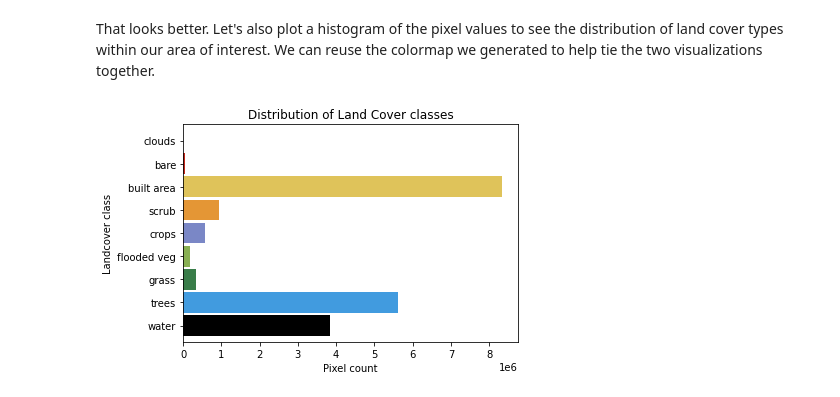
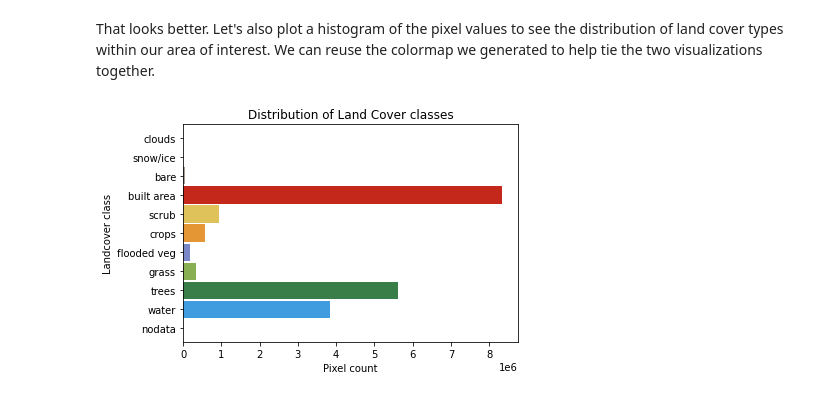
Before and after one commit to microsoft/PlanetaryComputerExamples, a Jupyter notebook: datasets/io-lulc/io-lulc-example.ipynb, the cells around one changed output. Cells and saved outputs as stored; diff of their text form; code cells hidden in the pictures.

Commit message:
Fixed colormap for IO LULC

```diff
--- a/datasets/io-lulc/io-lulc-example.ipynb
+++ b/datasets/io-lulc/io-lulc-example.ipynb
@@ -172,18 +179,18 @@ cbar.set_ticklabels(class_names)
 That looks better. Let's also plot a histogram of the pixel values to see the distribution of land cover types within our area of interest. We can reuse the colormap we generated to help tie the two visualizations together.
 # %%
 colors = list(cmap.colors)
-colors[0] = np.array([0.0, 0.0, 0.0, 1.0])
 
 ax = (
     pd.value_counts(merged.data.ravel(), sort=False)
     .sort_index()
+    .reindex(range(len(colors)), fill_value=0)
     .rename(dict(enumerate(class_names)))
     .plot.barh(color=colors, rot=0, width=0.9)
 )
 ax.set(
     title="Distribution of Land Cover classes",
     ylabel="Landcover class",
     xlabel="Pixel count",
 );
 # %% [output]
-[figure, old version]
+[figure, new version]
```
Also changed, not shown: parts of 4 cells of this notebook.
